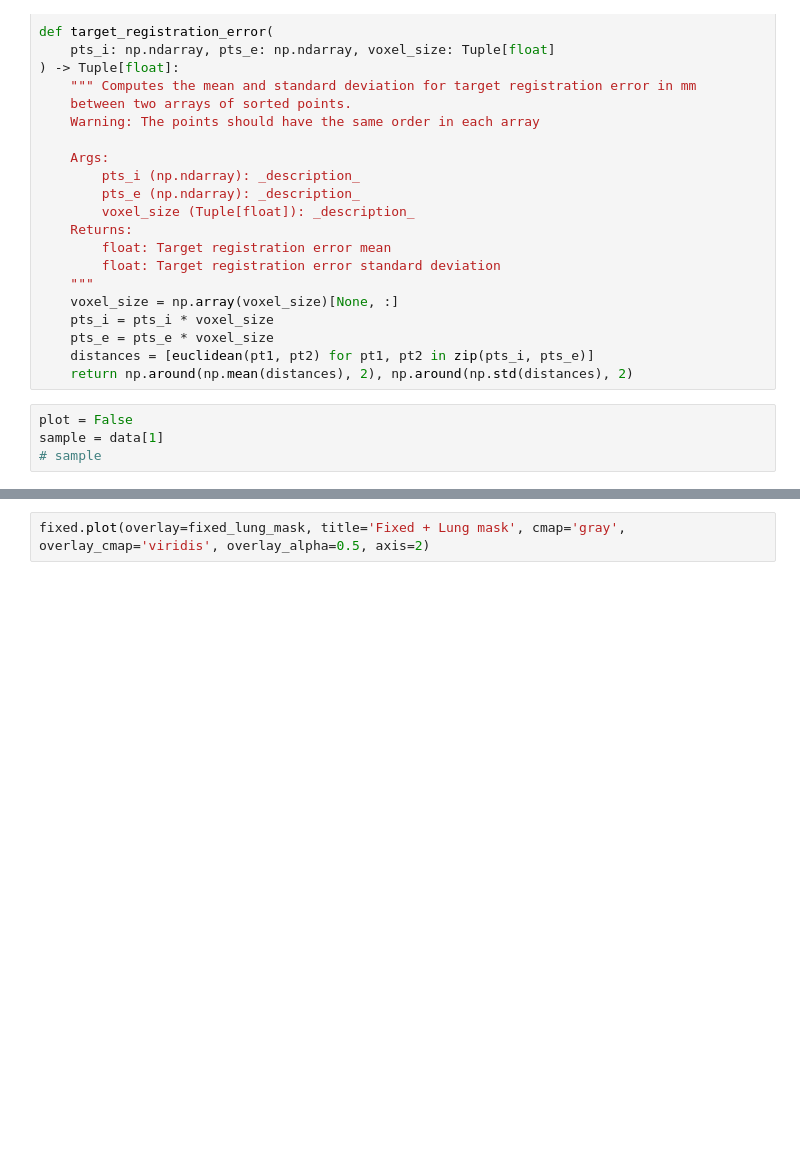
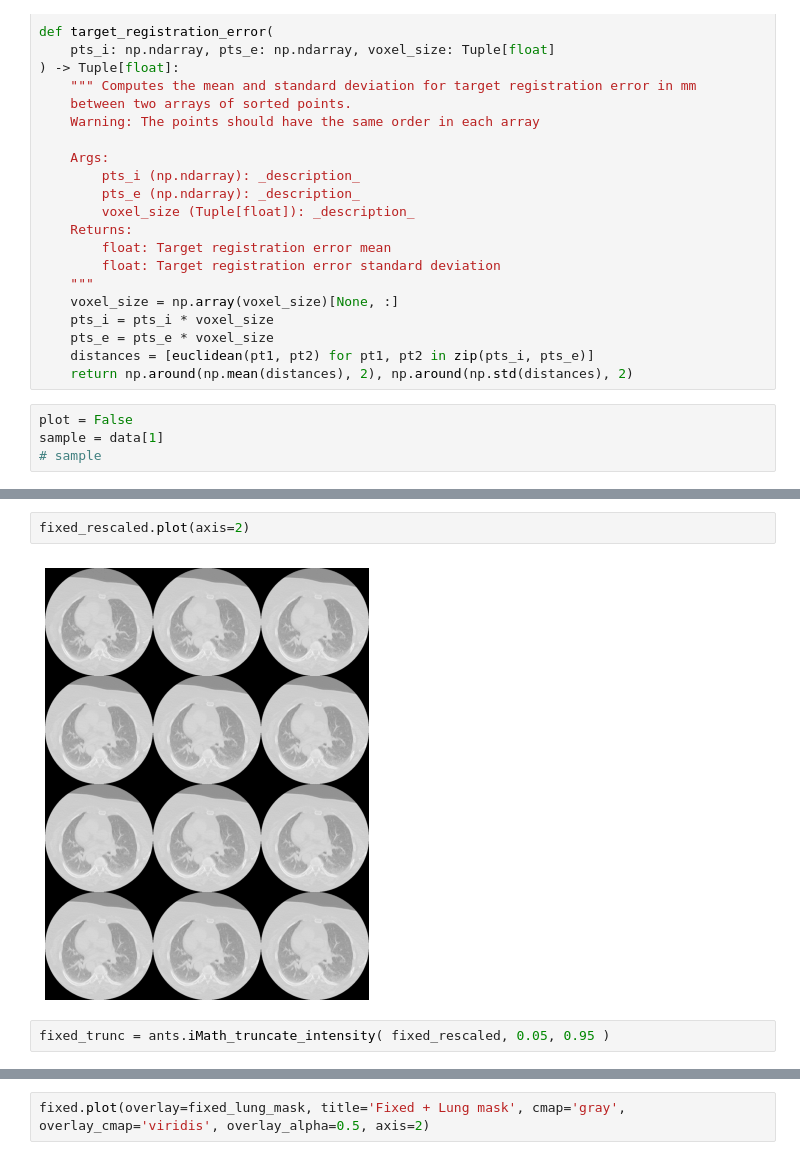
Before and after one commit to joaco18/mira_final_project, a Jupyter notebook: ants/ants_registration.ipynb, the cells around one changed output, grey strips where cells are left out. Saved outputs shown, nothing was run; the diff lists cells and outputs as text; blank space fills up the shorter version.

```diff
--- a/ants/ants_registration.ipynb
+++ b/ants/ants_registration.ipynb
@@ -81,0 +110,6 @@ sample = data[1]
+# %%
+fixed_rescaled.plot(axis=2)
+# %% [output]
+[figure, added]
+# %%
+fixed_trunc = ants.iMath_truncate_intensity( fixed_rescaled, 0.05, 0.95 )
```
Also changed, not shown: parts of 31 cells of this notebook.
